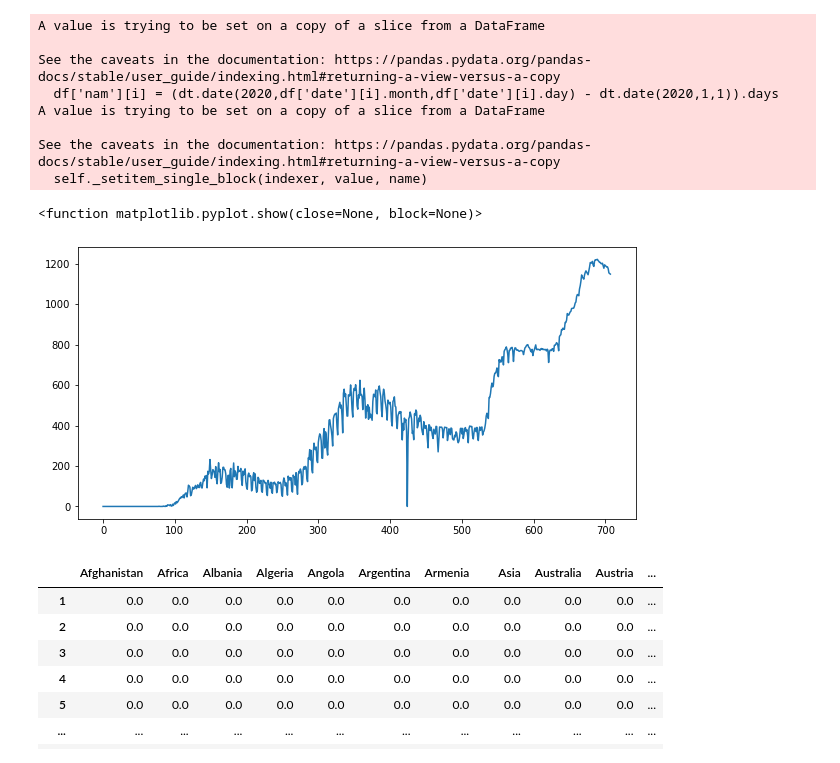
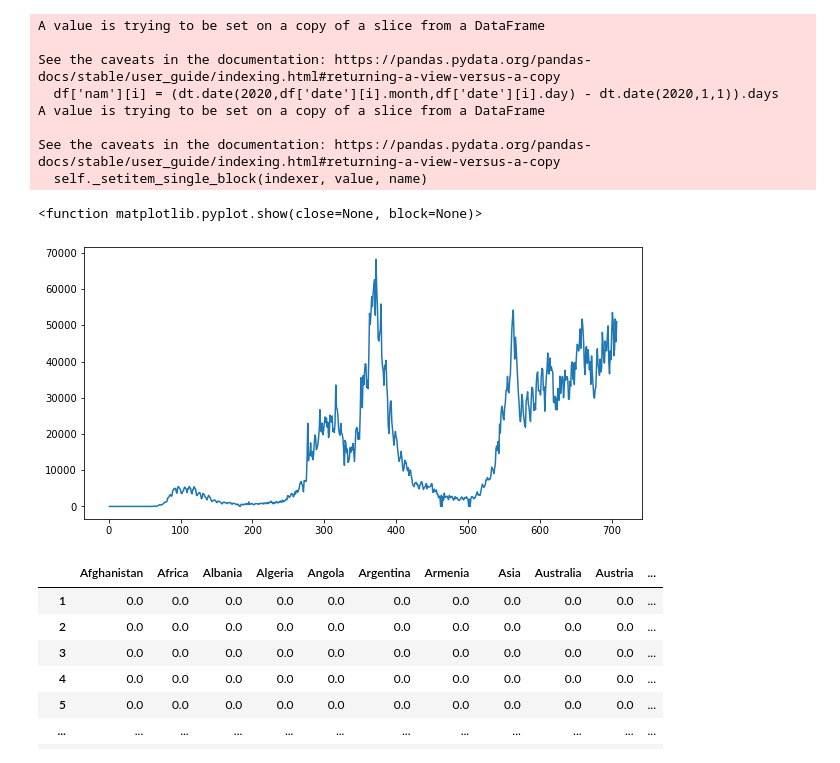
Before and after one commit to ZelshaR/Project, a Jupyter notebook: NoteBooks/Опять работаю с данными.ipynb, the cells around one changed output. Drawn from its saved outputs; the diff is of its cells as text; code cells hidden in the pictures.

```diff
--- a/NoteBooks/Опять работаю с данными.ipynb
+++ b/NoteBooks/Опять работаю с данными.ipynb
@@ -57,11 +61,11 @@ for i in range(138727):
 dfv1 = dfv.fillna(0)
 # %%
 plt.figure(figsize=(10,5))
-plt.plot(dfv1.index, dfv1['Russia'])
+plt.plot(dfc.index, dfc['United Kingdom'])
 plt.show
 # %% [output]
 <function matplotlib.pyplot.show(close=None, block=None)>
-[figure, old version]
+[figure, new version]
 # %%
 dfv1
 # %% [output]
```
Also changed, not shown: parts of 14 cells of this notebook, 7 other files.
